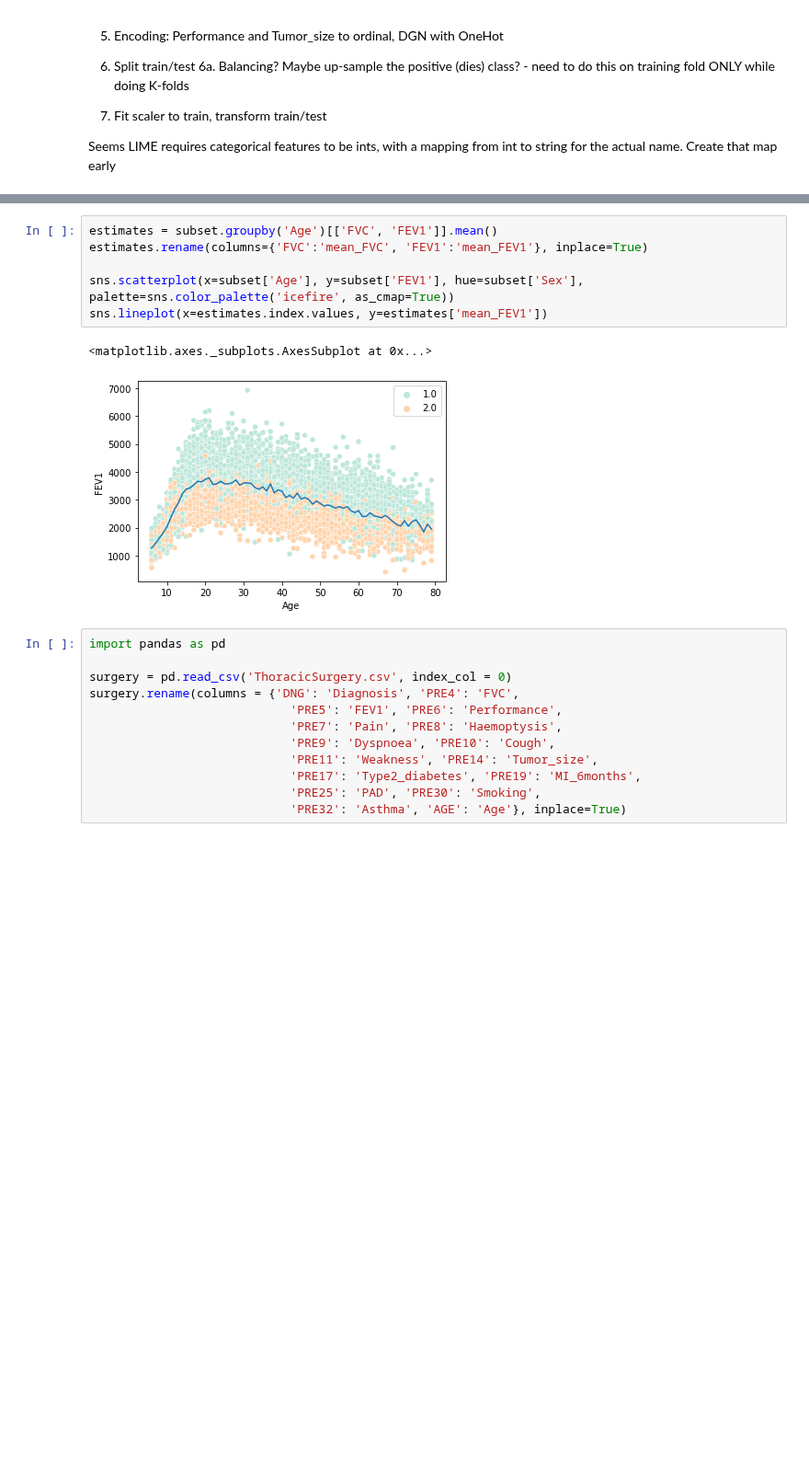
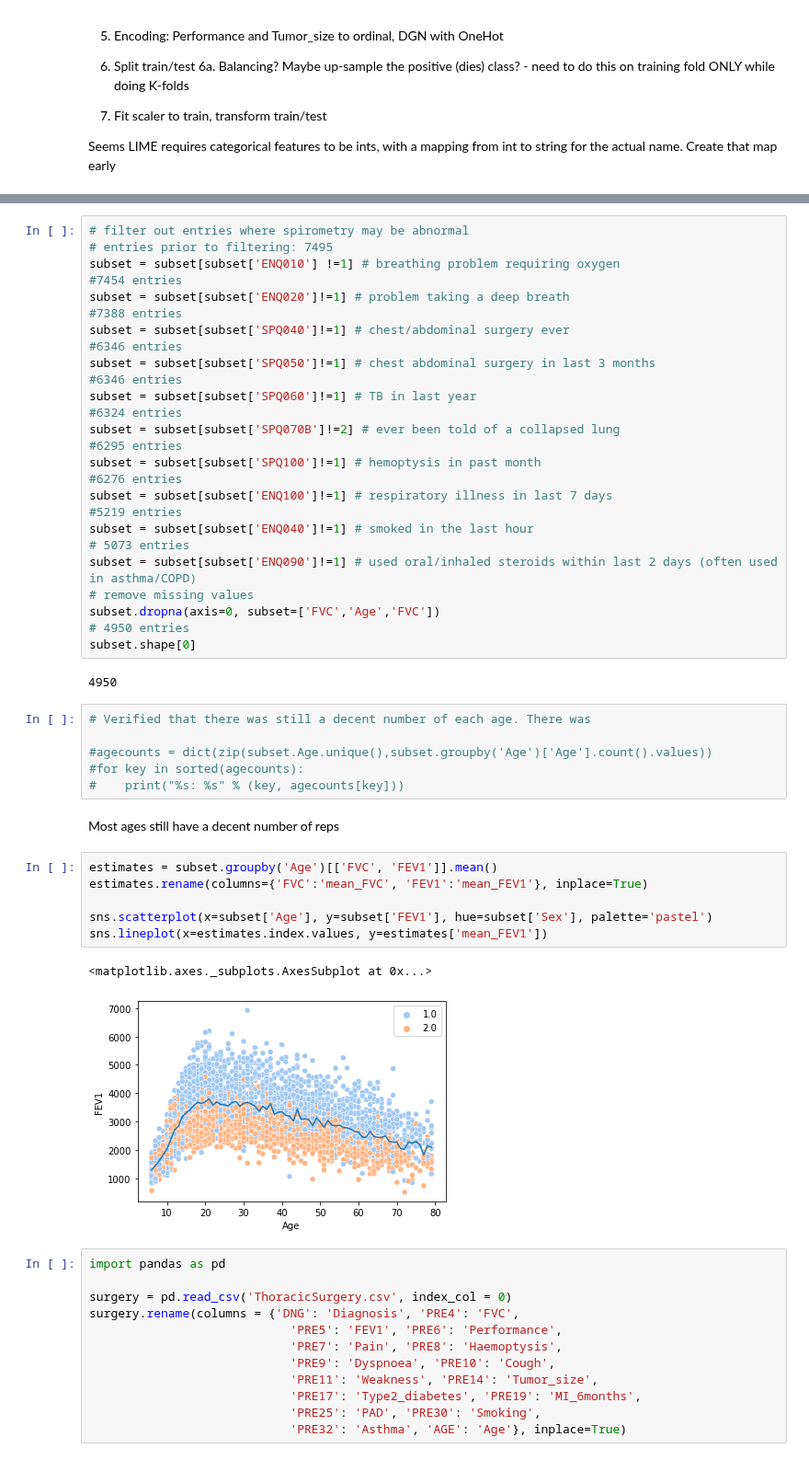
Before and after one commit to arzaatri/DSGA-1001-Project, a Jupyter notebook: Preprocessing.ipynb, the cells around one changed output, grey strips where cells are left out. Shown at 92% size. Saved outputs shown, nothing was run; the diff lists cells and outputs as text; blank space fills up the shorter version.

```diff
--- a/Preprocessing.ipynb
+++ b/Preprocessing.ipynb
@@ -36,12 +51,48 @@ subset = subset.dropna()
+# %%
+# filter out entries where spirometry may be abnormal
+# entries prior to filtering: 7495
+subset = subset[subset['ENQ010'] !=1] # breathing problem requiring oxygen
+#7454 entries
+subset = subset[subset['ENQ020']!=1] # problem taking a deep breath
+#7388 entries
+subset = subset[subset['SPQ040']!=1] # chest/abdominal surgery ever
+#6346 entries
+subset = subset[subset['SPQ050']!=1] # chest abdominal surgery in last 3 months
+#6346 entries
+subset = subset[subset['SPQ060']!=1] # TB in last year
+#6324 entries
+subset = subset[subset['SPQ070B']!=2] # ever been told of a collapsed lung
+#6295 entries
+subset = subset[subset['SPQ100']!=1] # hemoptysis in past month
+#6276 entries
+subset = subset[subset['ENQ100']!=1] # respiratory illness in last 7 days
+#5219 entries
+subset = subset[subset['ENQ040']!=1] # smoked in the last hour
+# 5073 entries
+subset = subset[subset['ENQ090']!=1] # used oral/inhaled steroids within last 2 days (often used in asthma/COPD)
+# remove missing values
+subset.dropna(axis=0, subset=['FVC','Age','FVC'])
+# 4950 entries
+subset.shape[0]
+# %% [output]
+4950
+# %%
+# Verified that there was still a decent number of each age. There was
+
+#agecounts = dict(zip(subset.Age.unique(),subset.groupby('Age')['Age'].count().values))
+#for key in sorted(agecounts):
+#    print("%s: %s" % (key, agecounts[key]))
+# %% [markdown]
+Most ages still have a decent number of reps
 # %%
 estimates = subset.groupby('Age')[['FVC', 'FEV1']].mean()
 estimates.rename(columns={'FVC':'mean_FVC', 'FEV1':'mean_FEV1'}, inplace=True)
 
-sns.scatterplot(x=subset['Age'], y=subset['FEV1'], hue=subset['Sex'], palette=sns.color_palette('icefire', as_cmap=True))
+sns.scatterplot(x=subset['Age'], y=subset['FEV1'], hue=subset['Sex'], palette='pastel')
 sns.lineplot(x=estimates.index.values, y=estimates['mean_FEV1'])
 # %% [output]
 <matplotlib.axes._subplots.AxesSubplot at 0x...>
-[figure, old version]
+[figure, new version]
 # %%
 import pandas as pd
 
```
Also changed, not shown: parts of 1 cell of this notebook, 1 other file.
